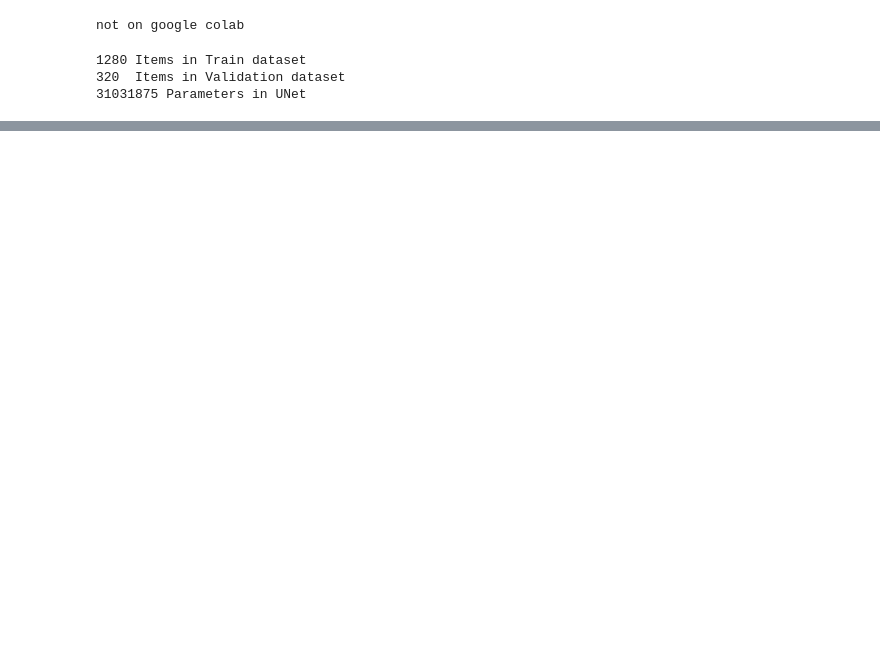
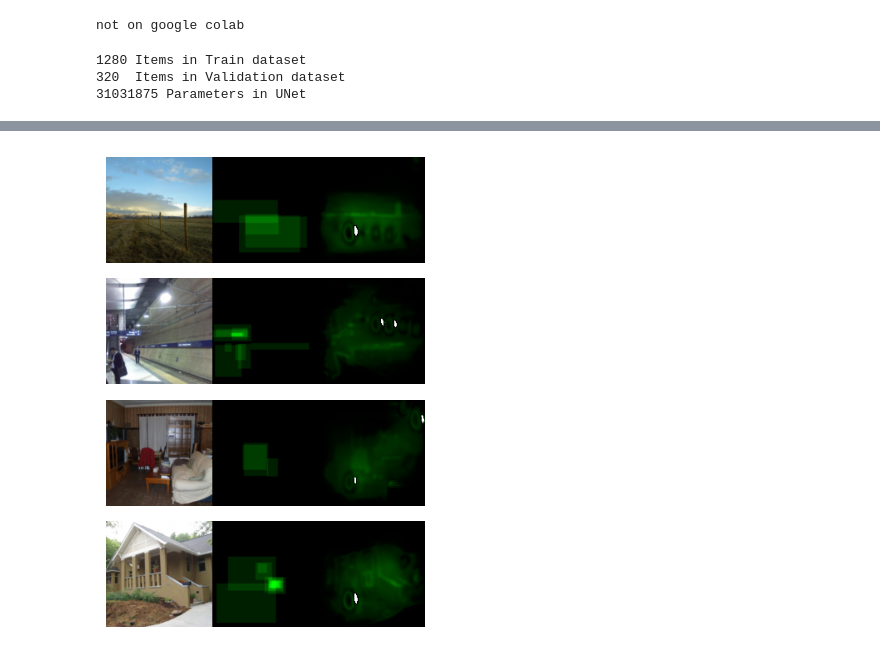
Before and after one commit to BabarKhanDev/Dissertation, a Jupyter notebook: autoencoder/Autoencoder.ipynb, the cells around one changed output, grey strips where cells are left out. Saved outputs shown, nothing was run; the diff lists cells and outputs as text; code cells hidden in the pictures; blank space fills up the shorter version.

```diff
--- a/autoencoder/Autoencoder.ipynb
+++ b/autoencoder/Autoencoder.ipynb
@@ -297,0 +374,26 @@ plt.show()
+# %%
+# Display boilerplate
+figure = plt.figure(figsize=(5,5))
+cols, rows = 1, 4
+
+# Show the best
+for i in range(rows):
+
+    image_path   = best_image_scores[i][0]
+    print(f"image: {best_image_scores[i][0]} loss: {best_image_scores[i][1]}")
+    image        = image_transforms(Image.open(f"../VISCHEMA_PLUS/images/{image_path}").convert("RGB")).to(device)
+    label        = image_transforms(Image.open(f"../VISCHEMA_PLUS/vms/{image_path}").convert("RGB")).to(device)
+    image, label = image[None, :], label[None, :]
+    output       = model(image)
+
+    display      = (torch.cat([image.to("cpu"), label.to("cpu"), output.to("cpu").detach()], dim=3) + 1)/2
+    display      = display.clip(0,1)
+
+    figure.add_subplot(rows, cols, i+1)
+    plt.axis("off")
+    plt.imshow(display[0].squeeze().permute(1, 2, 0) )
+
+
+plt.tight_layout()
+plt.show()
+# %% [output]
@@ -297,0 +404 @@ plt.show()
+[figure, added]
```
Also changed, not shown: parts of 10 cells of this notebook, 3 other files.
